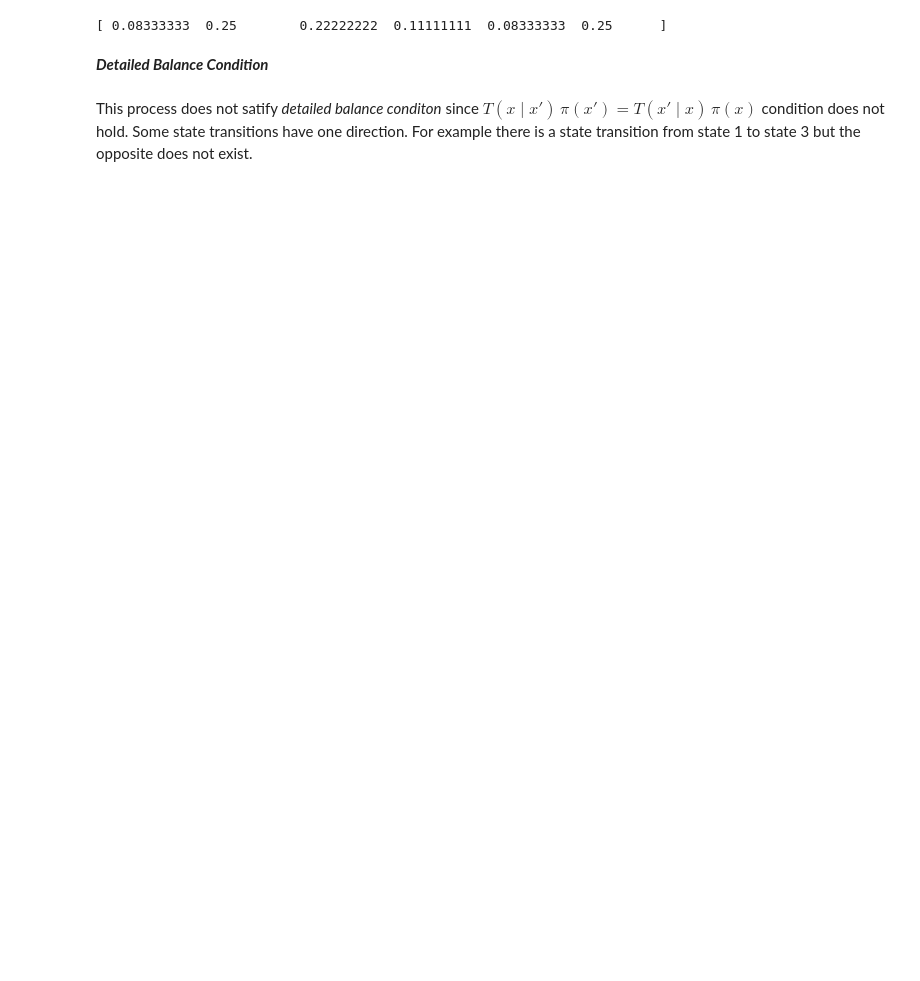
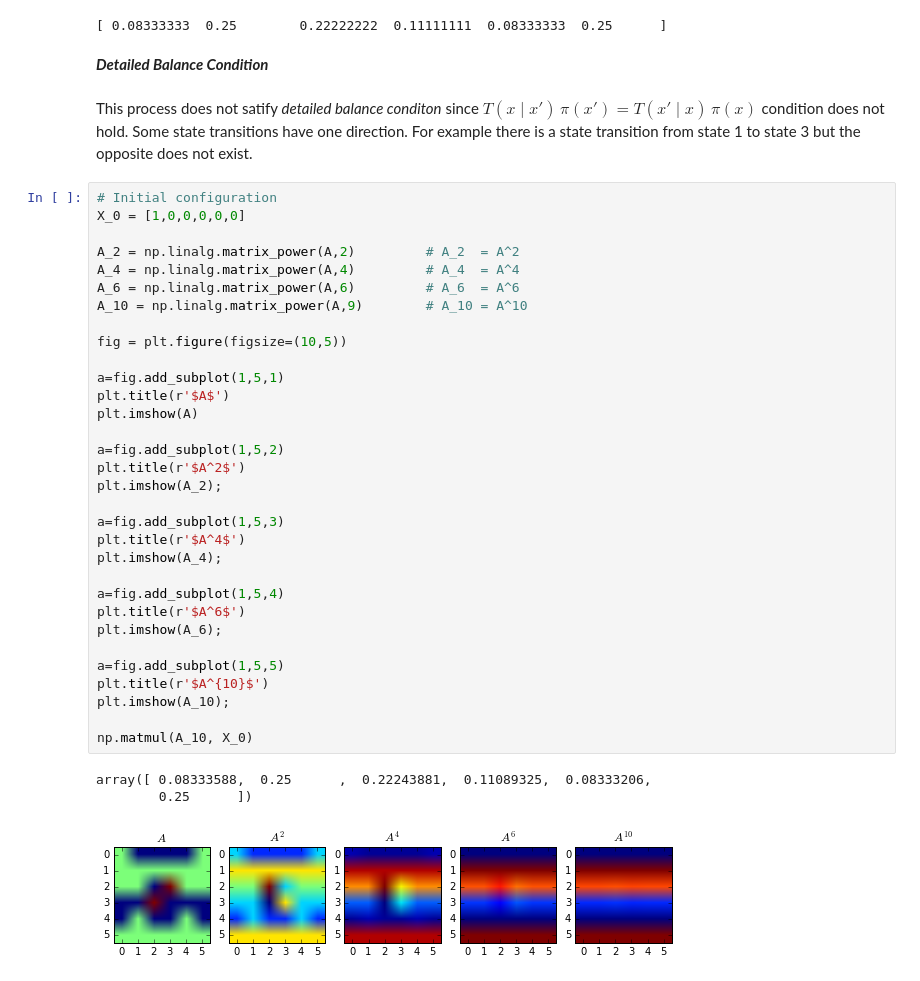
Before and after one commit to Bogazici-CMPE548-Spring2016/Cmpe548-Assignment2, a Jupyter notebook: assignment2.ipynb, the cells around one changed output. Saved outputs shown, nothing was run; the diff lists cells and outputs as text; blank space fills up the shorter version.

```diff
--- a/assignment2.ipynb
+++ b/assignment2.ipynb
@@ -77,3 +51,39 @@ print(v_1 / sum(v_1) )
 ***Detailed Balance Condition***
 # %% [markdown]
 This process does not satify *detailed balance conditon* since $T(x \mid x')\, \pi (x') = T(x' \mid x)\, \pi (x)$ condition does not hold. Some state transitions have one direction. For example there is a state transition from state 1 to state 3 but the opposite does not exist.
+# %%
+# Initial configuration
+X_0 = [1,0,0,0,0,0]
+
+A_2 = np.linalg.matrix_power(A,2)         # A_2  = A^2
+A_4 = np.linalg.matrix_power(A,4)         # A_4  = A^4
+A_6 = np.linalg.matrix_power(A,6)         # A_6  = A^6
+A_10 = np.linalg.matrix_power(A,9)        # A_10 = A^10
+
+fig = plt.figure(figsize=(10,5))
+
+a=fig.add_subplot(1,5,1)
+plt.title(r'$A$')
+plt.imshow(A)
+
+a=fig.add_subplot(1,5,2)
+plt.title(r'$A^2$')
+plt.imshow(A_2);
+
+a=fig.add_subplot(1,5,3)
+plt.title(r'$A^4$')
+plt.imshow(A_4);
+
+a=fig.add_subplot(1,5,4)
+plt.title(r'$A^6$')
+plt.imshow(A_6);
+
+a=fig.add_subplot(1,5,5)
+plt.title(r'$A^{10}$')
+plt.imshow(A_10);
+
+np.matmul(A_10, X_0)
+# %% [output]
+array([ 0.08333588,  0.25      ,  0.22243881,  0.11089325,  0.08333206,
+        0.25      ])
+[figure, added]
```
Also changed, not shown: parts of 5 cells of this notebook.
